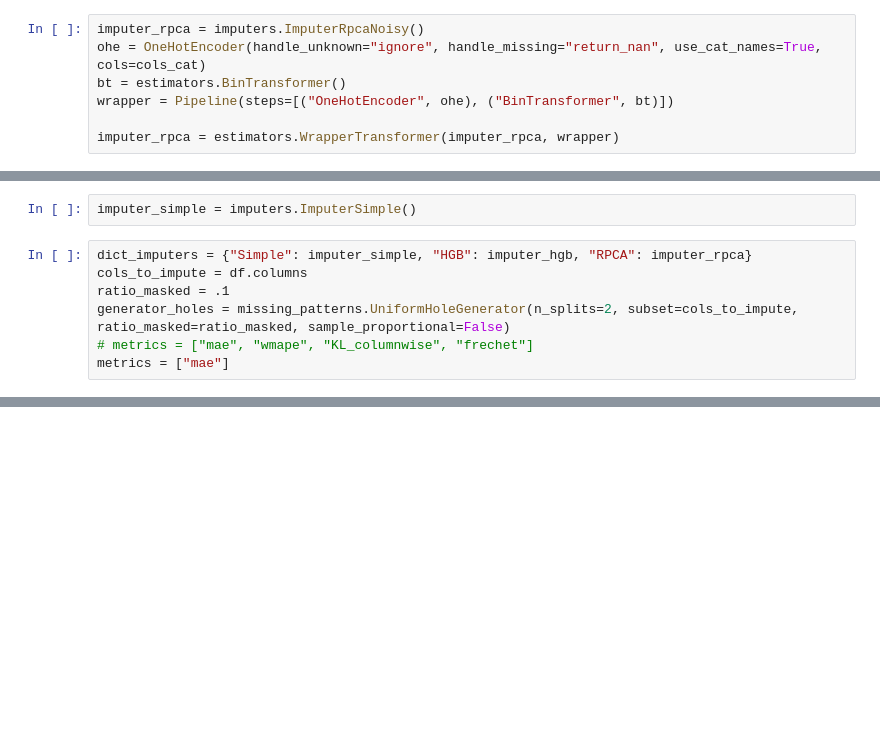
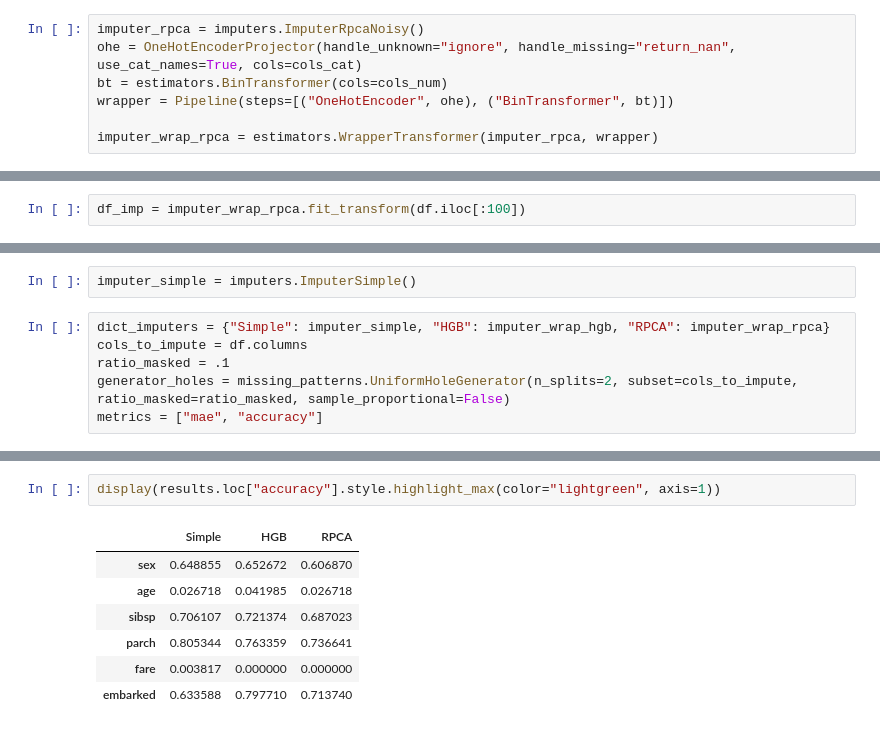
Before and after one commit to scikit-learn-contrib/qolmat, a Jupyter notebook: examples/tutorials/plot_tuto_categorical.ipynb, the cells around one changed output, grey strips where cells are left out. Saved outputs shown, nothing was run; the diff lists cells and outputs as text; blank space fills up the shorter version.

Commit message:
OneHotEncoderProjector implemented

```diff
--- a/examples/tutorials/plot_tuto_categorical.ipynb
+++ b/examples/tutorials/plot_tuto_categorical.ipynb
@@ -54,7 +57,7 @@ cols_cat = selector_cat(df)
 # %%
 imputer_rpca = imputers.ImputerRpcaNoisy()
-ohe = OneHotEncoder(handle_unknown="ignore", handle_missing="return_nan", use_cat_names=True, cols=cols_cat)
-bt = estimators.BinTransformer()
+ohe = OneHotEncoderProjector(handle_unknown="ignore", handle_missing="return_nan", use_cat_names=True, cols=cols_cat)
+bt = estimators.BinTransformer(cols=cols_num)
 wrapper = Pipeline(steps=[("OneHotEncoder", ohe), ("BinTransformer", bt)])
 
-imputer_rpca = estimators.WrapperTransformer(imputer_rpca, wrapper)
+imputer_wrap_rpca = estimators.WrapperTransformer(imputer_rpca, wrapper)
@@ -61,3 +66,5 @@ imputer_rpca = estimators.WrapperTransformer(imputer_rpca, wrapper)
+# %%
+df_imp = imputer_wrap_rpca.fit_transform(df.iloc[:100])
 # %%
 pipestimator = estimators.make_robust_MixteHGB(allow_new=False)
 imputer_hgb = ImputerRegressor(estimator=pipestimator, handler_nan="none")
@@ -64,12 +72,11 @@ imputer_hgb = ImputerRegressor(estimator=pipestimator, handler_nan="none")
 # %%
 imputer_simple = imputers.ImputerSimple()
 # %%
-dict_imputers = {"Simple": imputer_simple, "HGB": imputer_hgb, "RPCA": imputer_rpca}
+dict_imputers = {"Simple": imputer_simple, "HGB": imputer_wrap_hgb, "RPCA": imputer_wrap_rpca}
 cols_to_impute = df.columns
 ratio_masked = .1
 generator_holes = missing_patterns.UniformHoleGenerator(n_splits=2, subset=cols_to_impute, ratio_masked=ratio_masked, sample_proportional=False)
-# metrics = ["mae", "wmape", "KL_columnwise", "frechet"]
-metrics = ["mae"]
+metrics = ["mae", "accuracy"]
 # %%
 comparison = comparator.Comparator(
     dict_imputers,
@@ -91,0 +101,10 @@ Tested model: WrapperTransformer
+# %%
+display(results.loc["accuracy"].style.highlight_max(color="lightgreen", axis=1))
+# %% [output]
+|  | Simple | HGB | RPCA |
+| sex | 0.648855 | 0.652672 | 0.606870 |
+| age | 0.026718 | 0.041985 | 0.026718 |
+| sibsp | 0.706107 | 0.721374 | 0.687023 |
+| parch | 0.805344 | 0.763359 | 0.736641 |
+| fare | 0.003817 | 0.000000 | 0.000000 |
+| embarked | 0.633588 | 0.797710 | 0.713740 |
```
Also changed, not shown: parts of 13 cells of this notebook, 8 other files.
